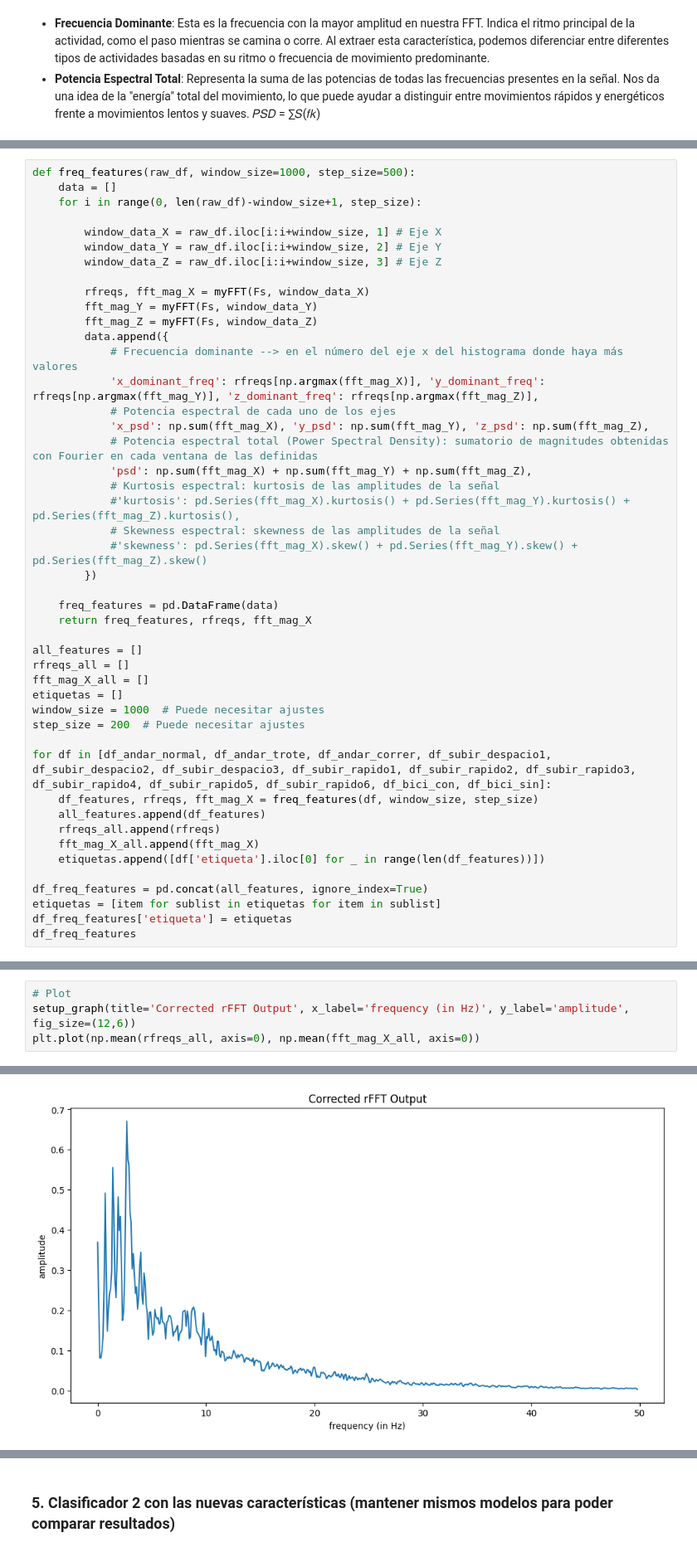
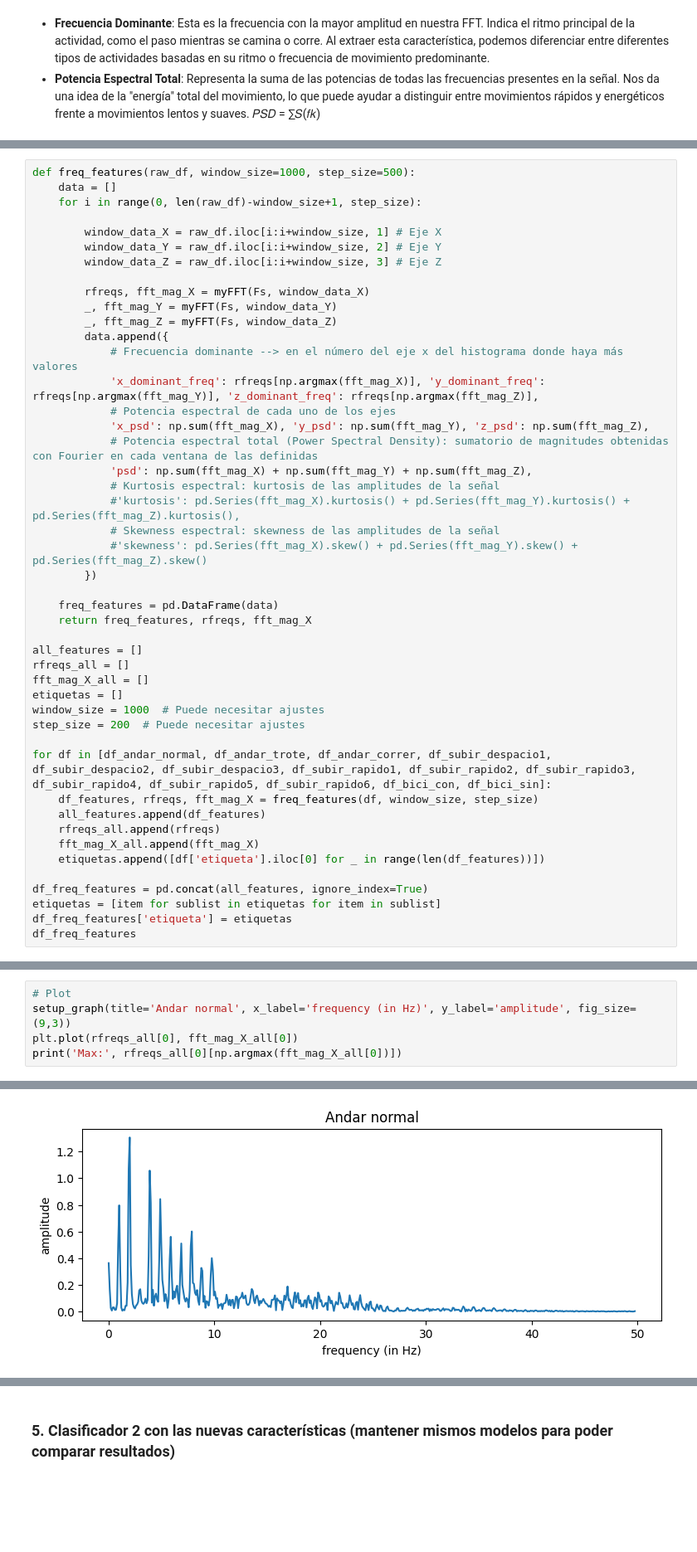
Before and after one commit to unaimleal/industria_acelerometro, a Jupyter notebook: practica1_movimientos.ipynb, the cells around one changed output, grey strips where cells are left out. Shown at 83% size. Drawn from its saved outputs; the diff is of its cells as text; blank space fills up the shorter version.

```diff
--- a/practica1_movimientos.ipynb
+++ b/practica1_movimientos.ipynb
@@ -270,8 +316,8 @@ def freq_features(raw_df, window_size=1000, step_size=500):
         window_data_Z = raw_df.iloc[i:i+window_size, 3] # Eje Z
 
         rfreqs, fft_mag_X = myFFT(Fs, window_data_X)
-        fft_mag_Y = myFFT(Fs, window_data_Y)
-        fft_mag_Z = myFFT(Fs, window_data_Z)
+        _, fft_mag_Y = myFFT(Fs, window_data_Y)
+        _, fft_mag_Z = myFFT(Fs, window_data_Z)
         data.append({
             # Frecuencia dominante --> en el número del eje x del histograma donde haya más valores
             'x_dominant_freq': rfreqs[np.argmax(fft_mag_X)], 'y_dominant_freq': rfreqs[np.argmax(fft_mag_Y)], 'z_dominant_freq': rfreqs[np.argmax(fft_mag_Z)],
@@ -322,6 +368,7 @@ df_freq_features
 1406 rows × 8 columns
 # %%
 # Plot
-setup_graph(title='Corrected rFFT Output', x_label='frequency (in Hz)', y_label='amplitude', fig_size=(12,6))
-plt.plot(np.mean(rfreqs_all, axis=0), np.mean(fft_mag_X_all, axis=0))
+setup_graph(title='Andar normal', x_label='frequency (in Hz)', y_label='amplitude', fig_size=(9,3))
+plt.plot(rfreqs_all[0], fft_mag_X_all[0])
+print('Max:', rfreqs_all[0][np.argmax(fft_mag_X_all[0])])
 # %% [output]
@@ -329 +376 @@ plt.plot(np.mean(rfreqs_all, axis=0), np.mean(fft_mag_X_all, axis=0))
-[figure, old version]
+[figure, new version]
```
Also changed, not shown: parts of 12 cells of this notebook, 5 other files.
